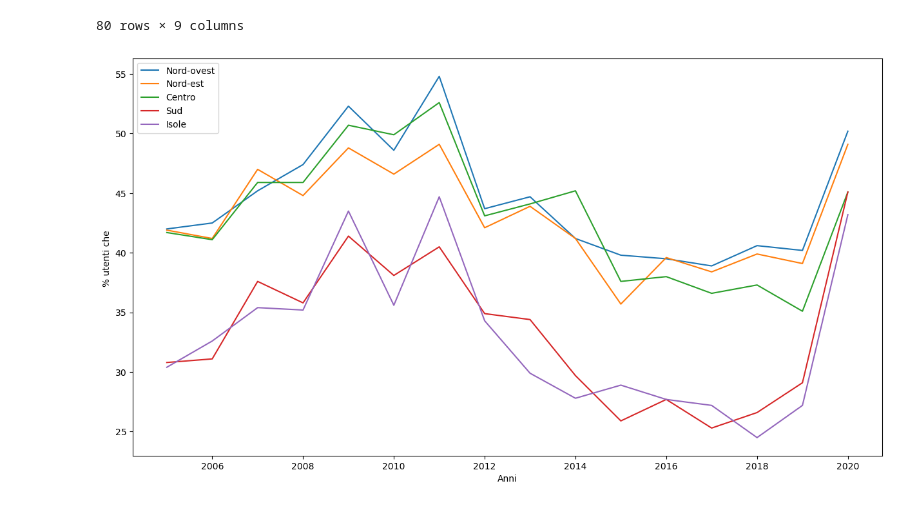
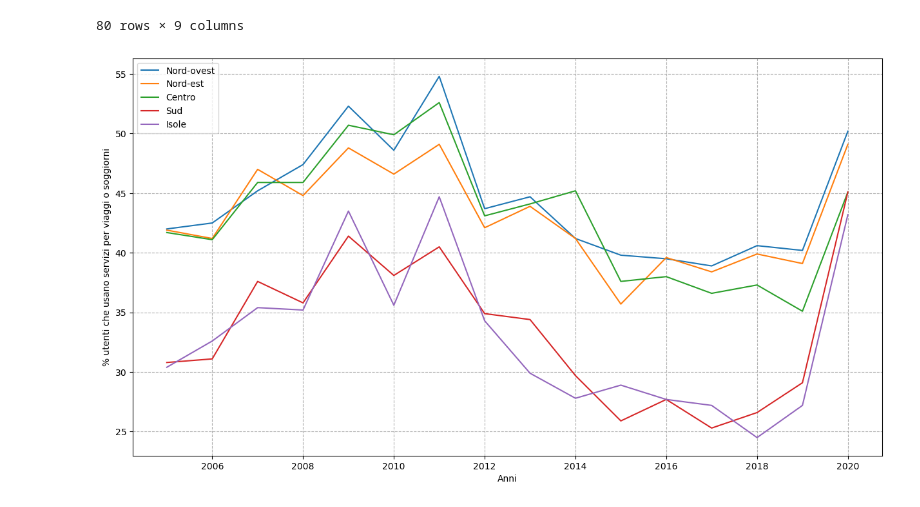
Before and after one commit to mattia01017/EsameSciVis, a Jupyter notebook: Viaggi (regioni).ipynb, the cells around one changed output. Saved outputs shown, nothing was run; the diff lists cells and outputs as text; code cells hidden in the pictures.

```diff
--- a/Viaggi (regioni).ipynb
+++ b/Viaggi (regioni).ipynb
@@ -33,19 +33,20 @@ valori5 = [30.4, 32.6, 35.4, 35.2, 43.5, 35.6, 44.7, 34.3, 29.9, 27.8, 28.9, 27.
 # %%
 fig, ax = plt.subplots()
 
 fig.set_figheight(8)
 fig.set_figwidth(15)
 
 ax.plot(years, valori1, label='Nord-ovest')
 ax.plot(years, valori2, label='Nord-est')
 ax.plot(years, valori3, label='Centro')
 ax.plot(years, valori4, label='Sud')
 ax.plot(years, valori5, label='Isole')
 
 ax.set_xlabel('Anni')
-ax.set_ylabel('% utenti che ')
+ax.set_ylabel('% utenti che usano servizi per viaggi o soggiorni')
+ax.grid(True, linestyle="--")
 
 ax.legend()
 plt.show()
 # %% [output]
-[figure, old version]
+[figure, new version]
```
Also changed, not shown: 3 other files.
